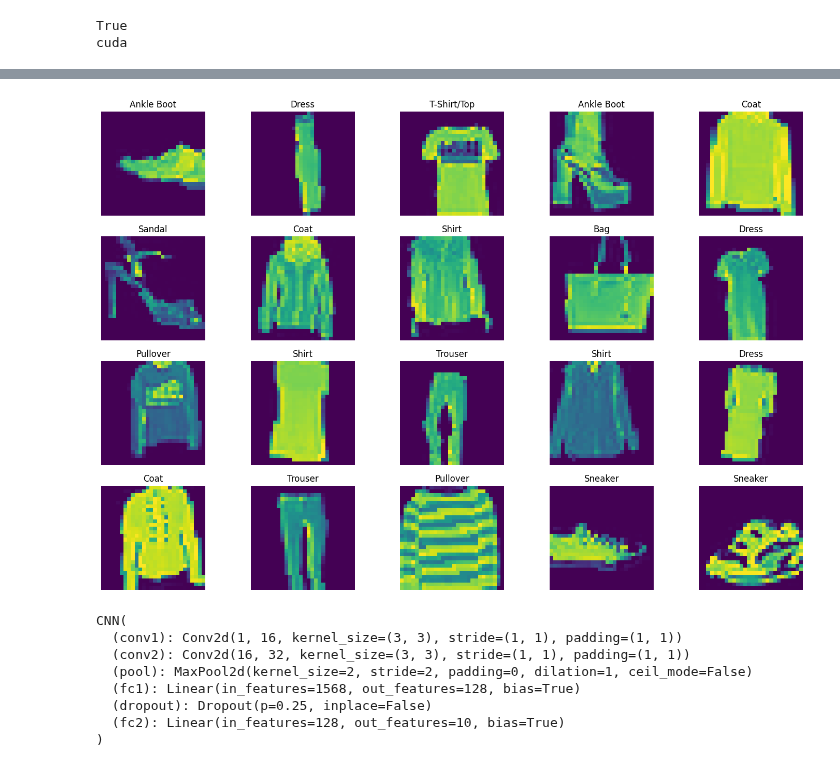
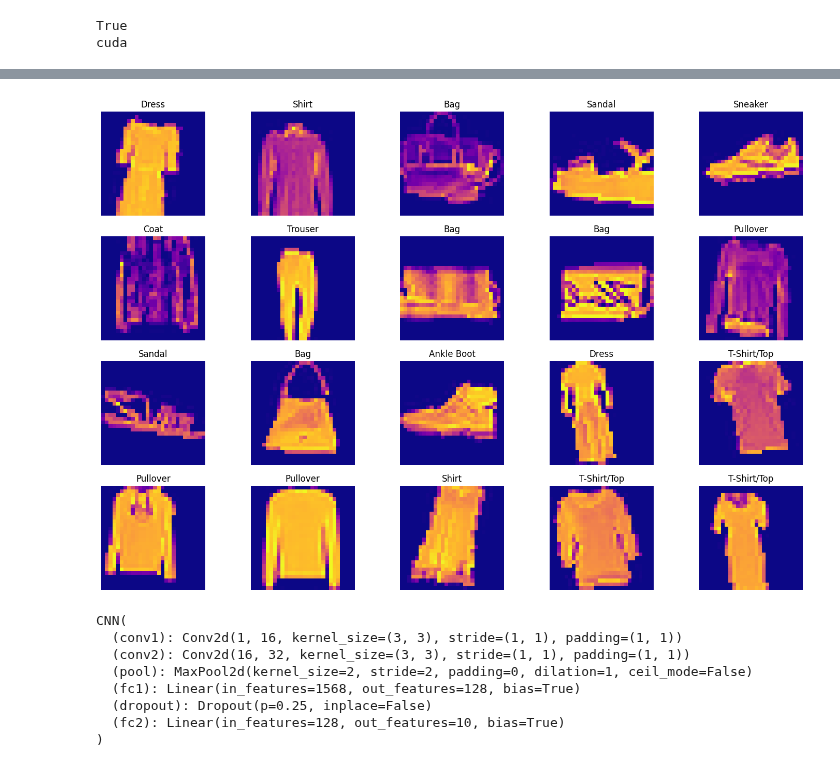
Before and after one commit to ch0fas/ML_Projects, a Jupyter notebook: fashion_mnist.ipynb, the cells around one changed output, grey strips where cells are left out. Saved outputs shown, nothing was run; the diff lists cells and outputs as text; code cells hidden in the pictures.

```diff
--- a/fashion_mnist.ipynb
+++ b/fashion_mnist.ipynb
@@ -533,7 +535,7 @@ torch.cuda.manual_seed_all(42)
 # %%
 # Transformation pipeline to turn images into tensors, and normalizing said images ()
 transform = transforms.Compose([
-    transforms.Grayscale(num_output_channels=1),
+    #transforms.Grayscale(num_output_channels=1),
     transforms.Resize((28,28)),
     transforms.RandomAffine(degrees=10, # Image Rotation
                             translate=(0.1, 0.1), # Width and height shift
@@ -541,8 +543,7 @@ transform = transforms.Compose([
                             scale=(0.9, 1.1)), #zoom Range
     transforms.RandomHorizontalFlip(), # Horizontal flip
     transforms.ToTensor(),
-    transforms.Normalize(mean=0.5, std=0.5)
-
+    transforms.Normalize(0.5, 0.5)
 ])
 # %%
 # Loading the data
@@ -557,20 +558,20 @@ testloader = DataLoader(test_data, batch_size= BATCH_SIZE, shuffle=True)
 # %%
 # Pre-Viz of the images
 class_names = ["T-Shirt/Top", "Trouser", "Pullover", "Dress", "Coat",
                "Sandal", "Shirt", "Sneaker", "Bag", "Ankle Boot"]
 
 images, labels = next(iter(trainloader))
 
 preview = plt.figure(figsize=(18,12))
 for i in range(20):
     ax = preview.add_subplot(4, 5, i+1)
     img = images[i].permute(1,2,0).numpy()
-    ax.imshow(np.squeeze(img))
+    ax.imshow(np.squeeze(img), cmap="plasma")
     ax.set_title(class_names[labels[i].item()])
     ax.axis('off')
 plt.show()
 # %% [output]
-[figure, old version]
+[figure, new version]
 # %%
 # Defining the model architecture
 
```
Also changed, not shown: parts of 10 cells of this notebook, 6 other files.
